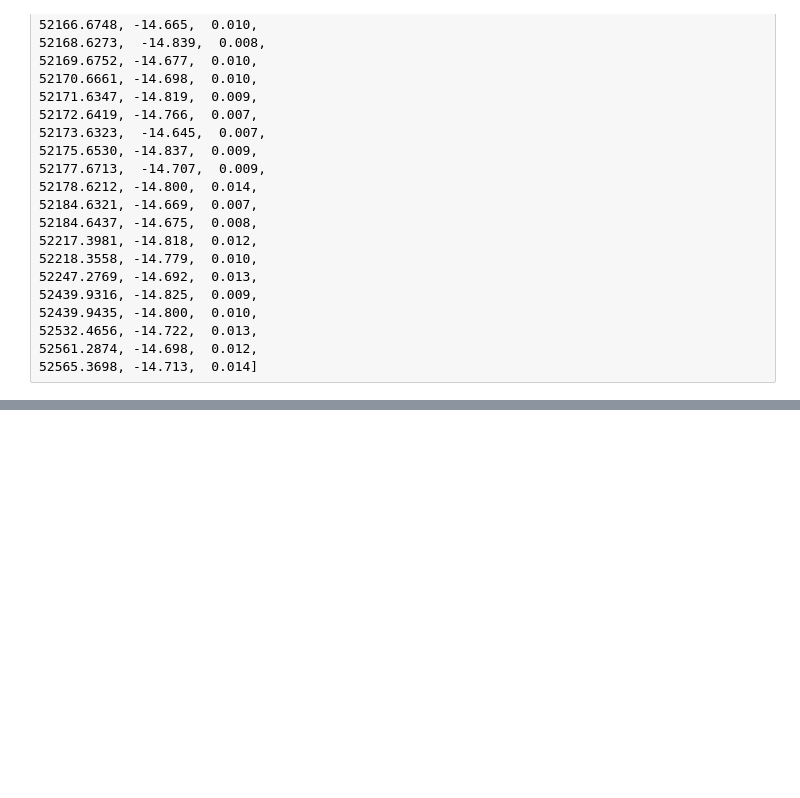
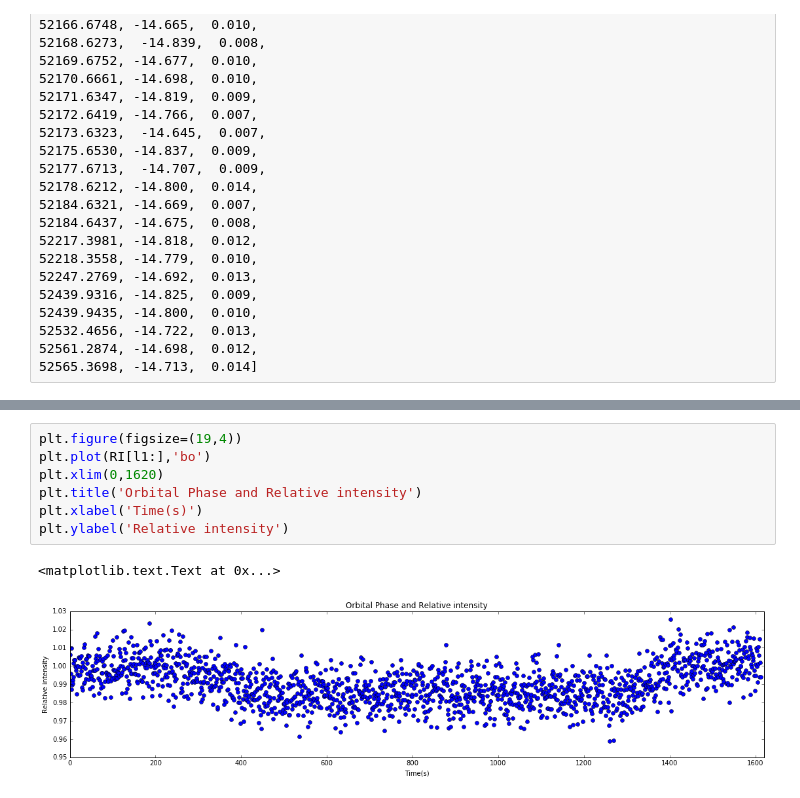
Before and after one commit to brayan235/Metodos-computacionales, a Jupyter notebook: Planetariassssss.ipynb, the cells around one changed output, grey strips where cells are left out. Cells and saved outputs as stored; diff of their text form; blank space fills up the shorter version.

```diff
--- a/Planetariassssss.ipynb
+++ b/Planetariassssss.ipynb
@@ -2604,0 +2639,10 @@ RV2 = []
+# %%
+plt.figure(figsize=(19,4))
+plt.plot(RI[l1:],'bo')
+plt.xlim(0,1620)
+plt.title('Orbital Phase and Relative intensity')
+plt.xlabel('Time(s)')
+plt.ylabel('Relative intensity')
+# %% [output]
+<matplotlib.text.Text at 0x...>
+[figure, added]
```
Also changed, not shown: parts of 12 cells of this notebook.
